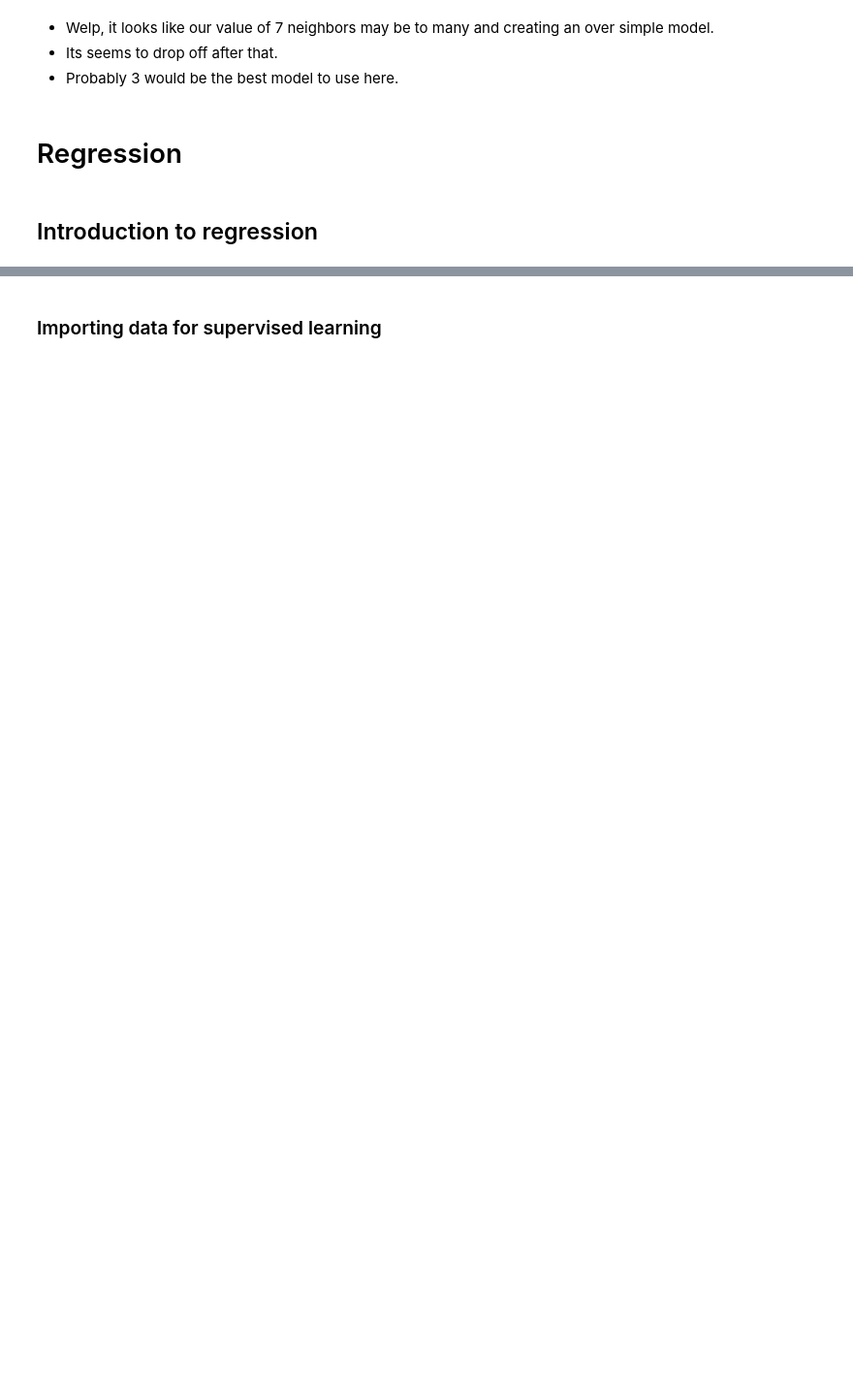
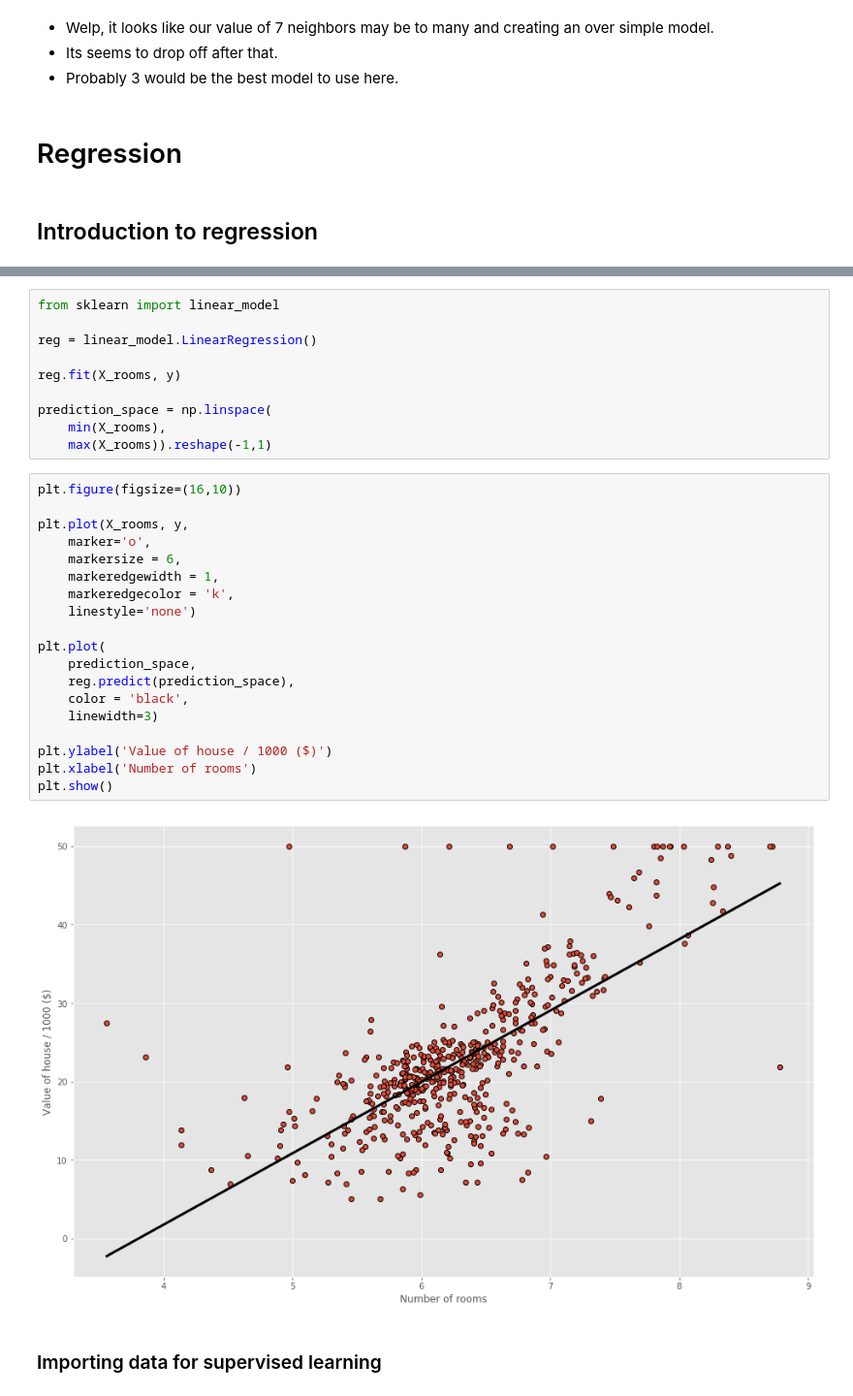
Before and after one commit to wsurles/datacamp_courses, a Jupyter notebook: python_courses/supervised_learning_with_scikitlearn/supervised_learning_with_scikitlearn.ipynb, the cells around one changed output, grey strips where cells are left out. Shown at 97% size. Cells and saved outputs as stored; diff of their text form; blank space fills up the shorter version.

```diff
--- a/python_courses/supervised_learning_with_scikitlearn/supervised_learning_with_scikitlearn.ipynb
+++ b/python_courses/supervised_learning_with_scikitlearn/supervised_learning_with_scikitlearn.ipynb
@@ -628,2 +671,33 @@ plt.show()
+# %%
+from sklearn import linear_model
+
+reg = linear_model.LinearRegression()
+
+reg.fit(X_rooms, y)
+
+prediction_space = np.linspace(
+    min(X_rooms),
+    max(X_rooms)).reshape(-1,1)
+# %%
+plt.figure(figsize=(16,10))
+
+plt.plot(X_rooms, y,
+    marker='o',
+    markersize = 6,
+    markeredgewidth = 1,
+    markeredgecolor = 'k',
+    linestyle='none')
+
+plt.plot(
+    prediction_space,
+    reg.predict(prediction_space),
+    color = 'black',
+    linewidth=3)
+
+plt.ylabel('Value of house / 1000 ($)')
+plt.xlabel('Number of rooms')
+plt.show()
+# %% [output]
+[figure, added]
 # %% [markdown]
 ### Importing data for supervised learning
```
Also changed, not shown: parts of 43 cells of this notebook, 3 other files.
